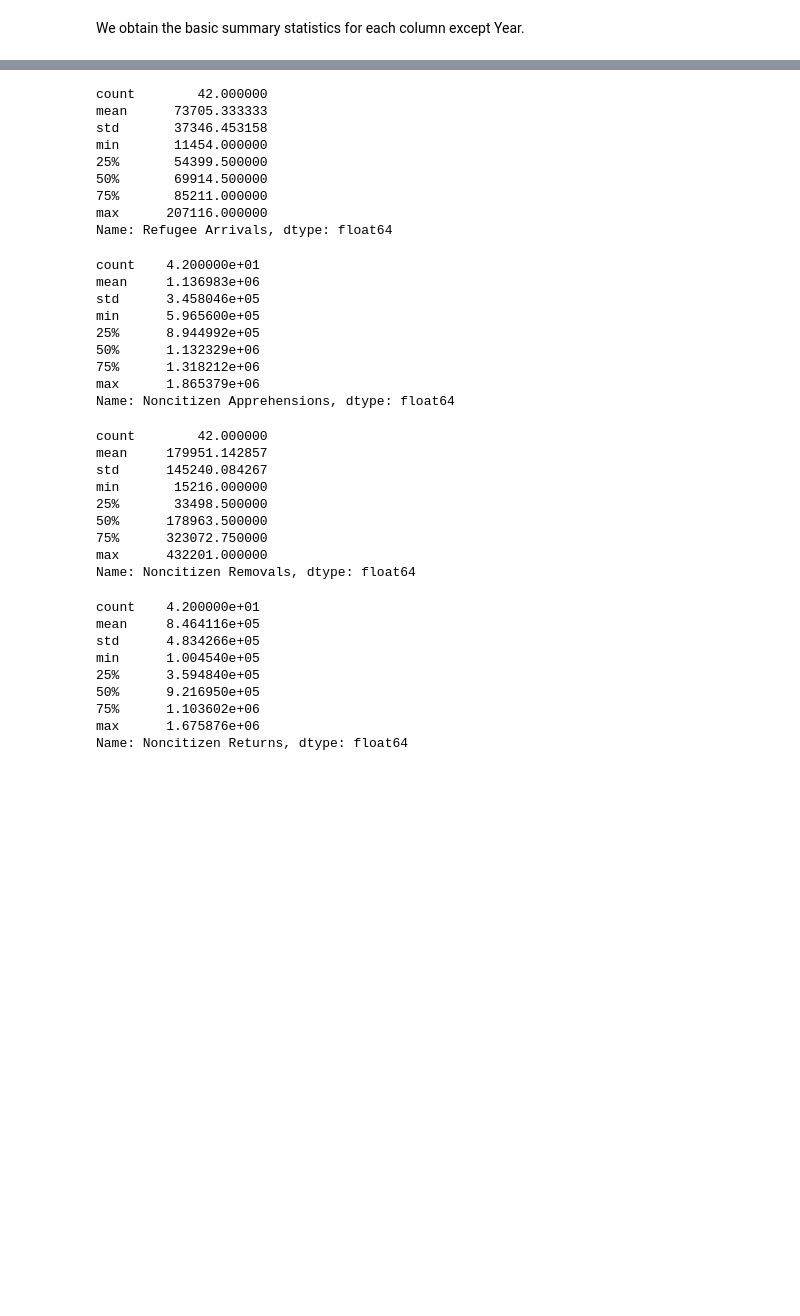
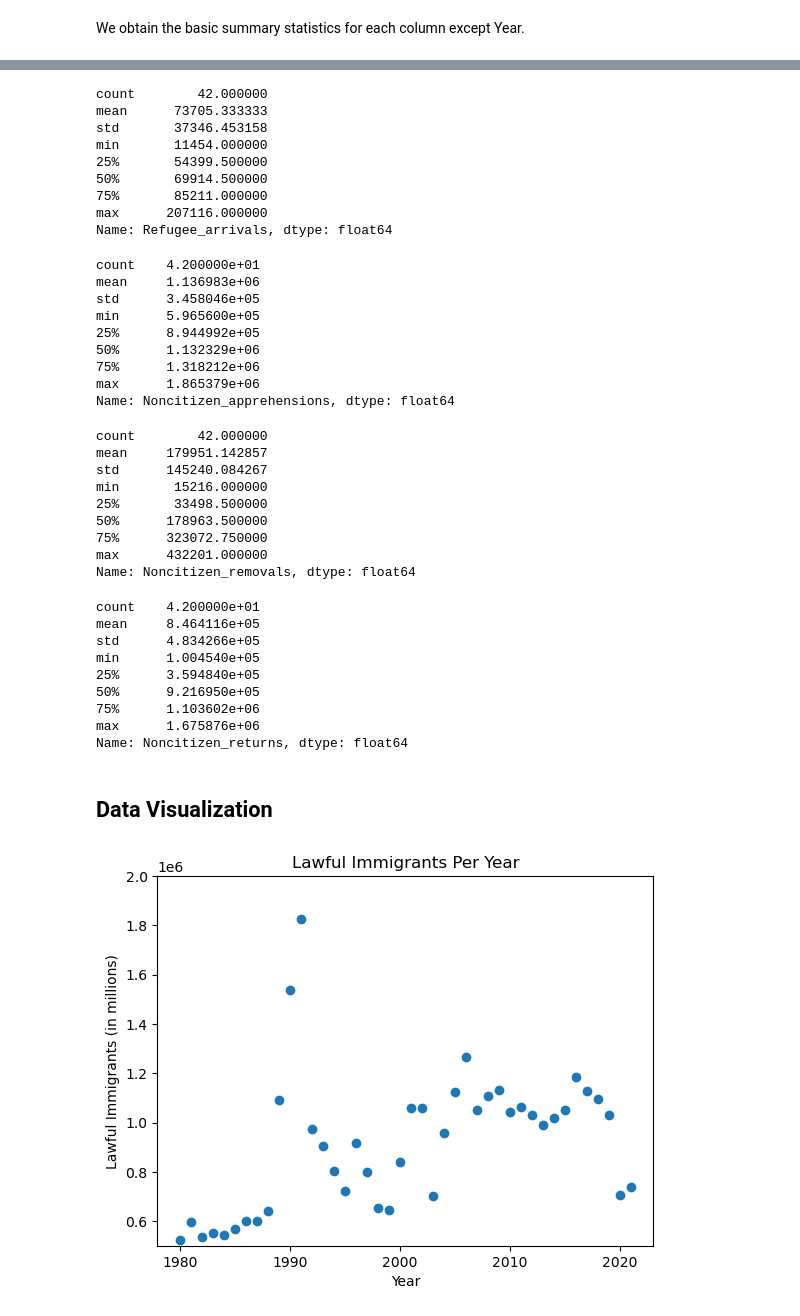
Before and after one commit to ShawnGoswami/immigration_analysis, a Jupyter notebook: immigration_analysis.ipynb, the cells around one changed output, grey strips where cells are left out. Saved outputs shown, nothing was run; the diff lists cells and outputs as text; code cells hidden in the pictures; blank space fills up the shorter version.

```diff
--- a/immigration_analysis.ipynb
+++ b/immigration_analysis.ipynb
@@ -126,5 +130,5 @@ Name: Lawful Immigrants, dtype: float64
 # %%
-data["Refugee Arrivals"].describe()
+data["Refugee_arrivals"].describe()
 # %% [output]
 count        42.000000
 mean      73705.333333
@@ -134,9 +138,9 @@ min       11454.000000
 50%       69914.500000
 75%       85211.000000
 max      207116.000000
-Name: Refugee Arrivals, dtype: float64
+Name: Refugee_arrivals, dtype: float64
 # %%
-data["Noncitizen Apprehensions"].describe()
+data["Noncitizen_apprehensions"].describe()
 # %% [output]
 count    4.200000e+01
 mean     1.136983e+06
@@ -146,9 +150,9 @@ min      5.965600e+05
 50%      1.132329e+06
 75%      1.318212e+06
 max      1.865379e+06
-Name: Noncitizen Apprehensions, dtype: float64
+Name: Noncitizen_apprehensions, dtype: float64
 # %%
-data["Noncitizen Removals"].describe()
+data["Noncitizen_removals"].describe()
 # %% [output]
 count        42.000000
 mean     179951.142857
@@ -158,9 +162,9 @@ min       15216.000000
 50%      178963.500000
 75%      323072.750000
 max      432201.000000
-Name: Noncitizen Removals, dtype: float64
+Name: Noncitizen_removals, dtype: float64
 # %%
-data["Noncitizen Returns"].describe()
+data["Noncitizen_returns"].describe()
 # %% [output]
 count    4.200000e+01
 mean     8.464116e+05
@@ -170,4 +174,17 @@ min      1.004540e+05
 50%      9.216950e+05
 75%      1.103602e+06
 max      1.675876e+06
-Name: Noncitizen Returns, dtype: float64
+Name: Noncitizen_returns, dtype: float64
+# %% [markdown]
+## Data Visualization
+# %%
+plt.scatter(data["Year"], data["Lawful_immigrants"])
+plt.title("Lawful Immigrants Per Year")
+plt.xlabel("Year")
+plt.ylabel("Lawful Immigrants (in millions)")
+
+plt.ylim(500000, 2000000)
+
+plt.show()
+# %% [output]
+[figure, added]
```
Also changed, not shown: parts of 15 cells of this notebook, 2 other files.
